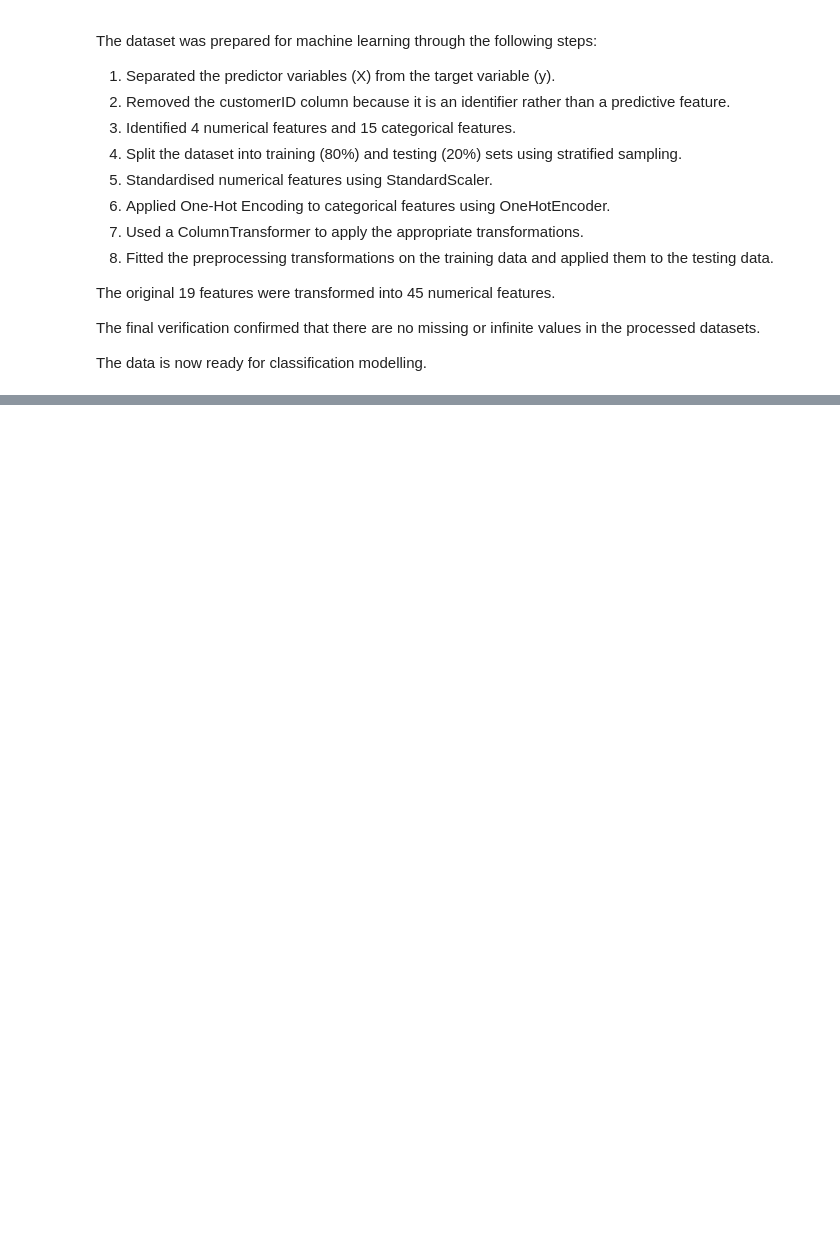
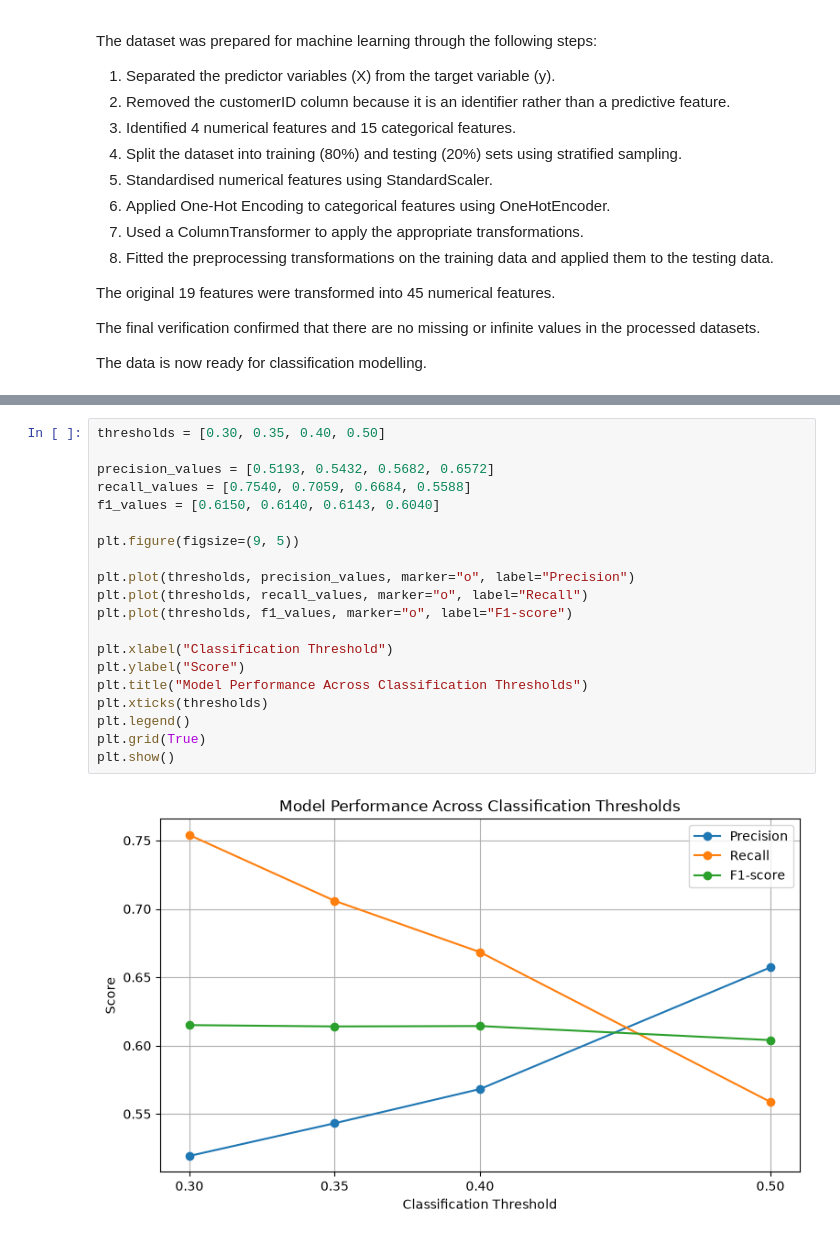
Before and after one commit to IsiphileIsie/Customer-churn-analysis, a Jupyter notebook: notebooks/customer_churn_analysis.ipynb, the cells around one changed output, grey strips where cells are left out. Drawn from its saved outputs; the diff is of its cells as text; blank space fills up the shorter version.

```diff
--- a/notebooks/customer_churn_analysis.ipynb
+++ b/notebooks/customer_churn_analysis.ipynb
@@ -1614,0 +2238,22 @@ The data is now ready for classification modelling.
+# %%
+thresholds = [0.30, 0.35, 0.40, 0.50]
+
+precision_values = [0.5193, 0.5432, 0.5682, 0.6572]
+recall_values = [0.7540, 0.7059, 0.6684, 0.5588]
+f1_values = [0.6150, 0.6140, 0.6143, 0.6040]
+
+plt.figure(figsize=(9, 5))
+
+plt.plot(thresholds, precision_values, marker="o", label="Precision")
+plt.plot(thresholds, recall_values, marker="o", label="Recall")
+plt.plot(thresholds, f1_values, marker="o", label="F1-score")
+
+plt.xlabel("Classification Threshold")
+plt.ylabel("Score")
+plt.title("Model Performance Across Classification Thresholds")
+plt.xticks(thresholds)
+plt.legend()
+plt.grid(True)
+plt.show()
+# %% [output]
+[figure, added]
```
Also changed, not shown: parts of 64 cells of this notebook.
